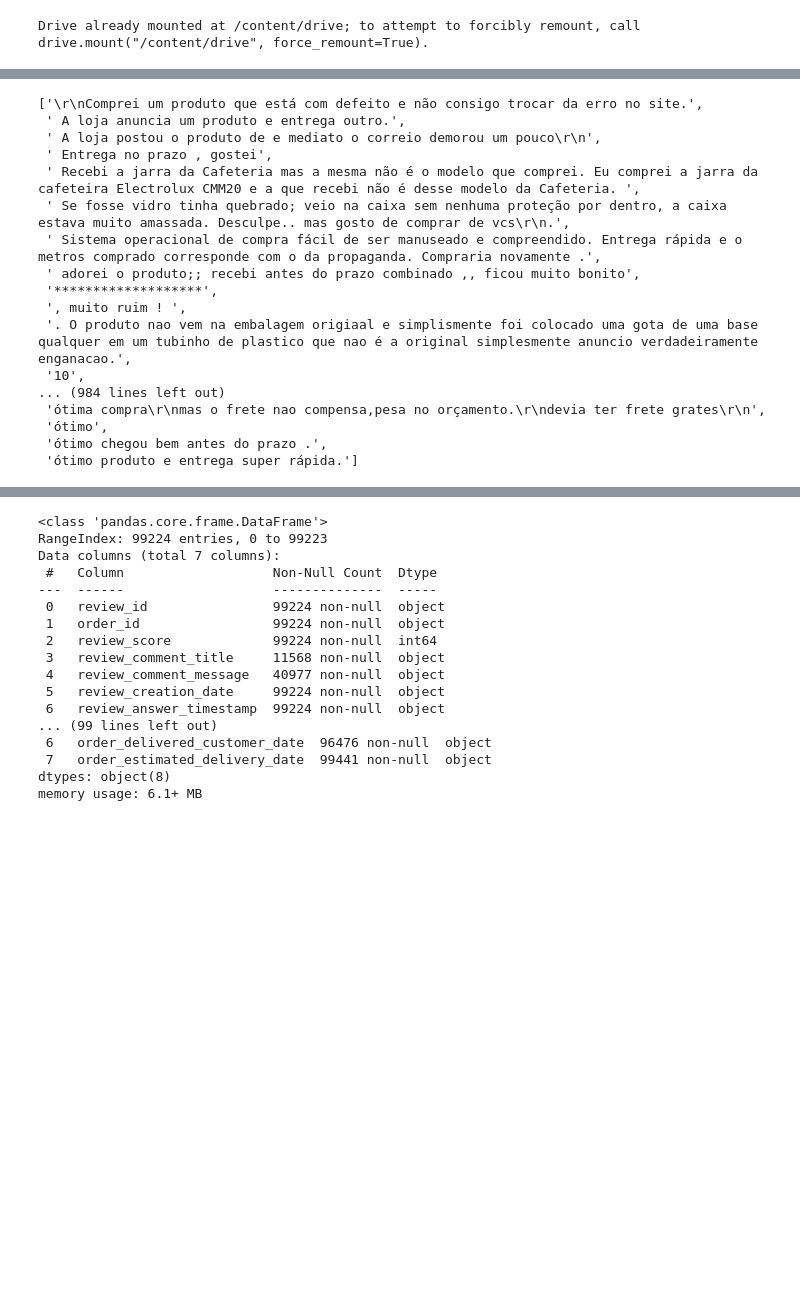
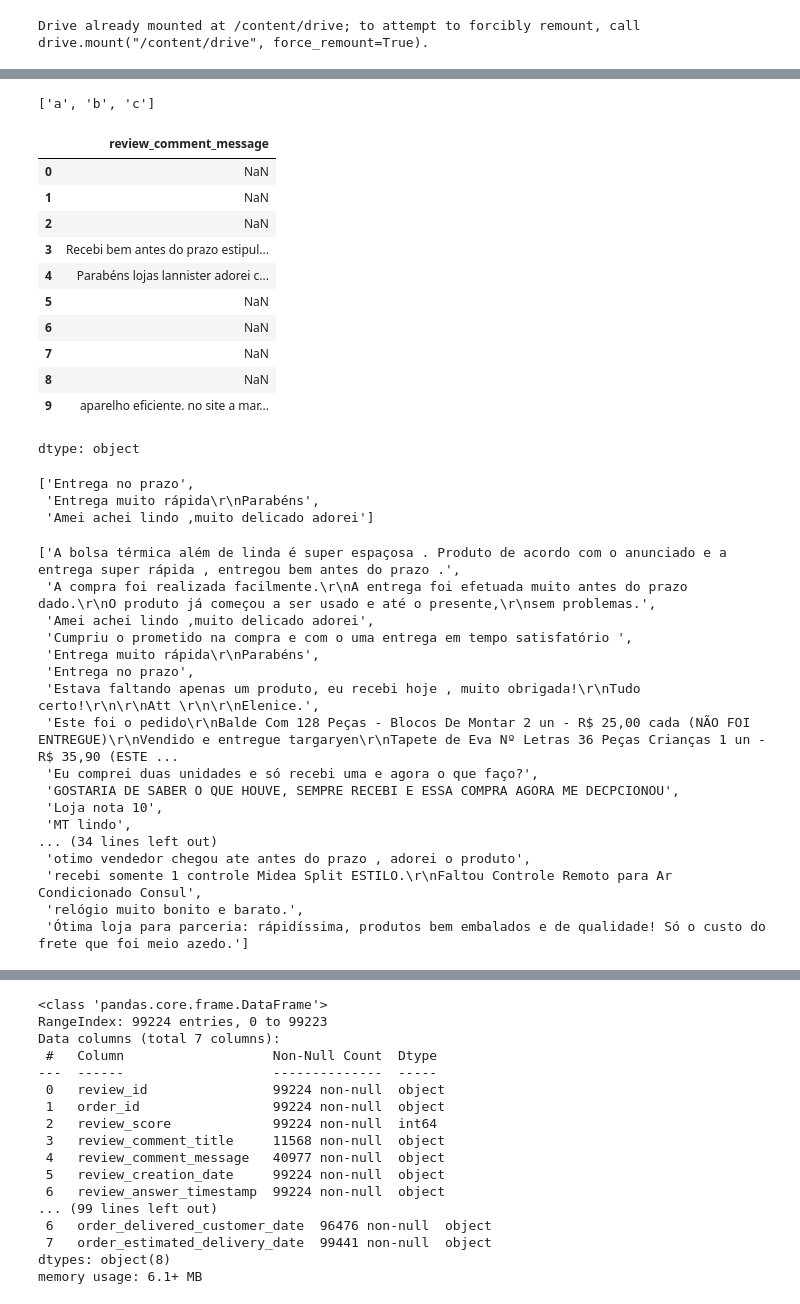
Before and after one commit to deveveryday/Projeto_Integrador_AWS_Poder_das_Palavras_Ciencia_de_Dados, a Jupyter notebook: project_eda_aws_100426.ipynb, the cells around one changed output, grey strips where cells are left out. Drawn from its saved outputs; the diff is of its cells as text; code cells hidden in the pictures; blank space fills up the shorter version.

```diff
--- a/project_eda_aws_100426.ipynb
+++ b/project_eda_aws_100426.ipynb
@@ -75 +96,15 @@ tables = {
+# %%
+the_list = ["b", "a", "c"]
+
+n = len(the_list)
+
+for i in range(n):
+  for j in range(0, n - i - 1):
+    if the_list[j] > the_list[j + 1]:
+      the_list[j], the_list[j + 1] = the_list[j + 1], the_list[j]
+
+
+the_list
+# %% [output]
+['a', 'b', 'c']
 # %%
@@ -99,30 +142,57 @@ def merge(left, right):
     sorted_list.extend(left[i:])
     sorted_list.extend(right[j:])
     return sorted_list
+# %%
+df_review["review_comment_message"].head(10)
+# %% [output]
+|  | review_comment_message |
+| 0 | NaN |
+| 1 | NaN |
+| 2 | NaN |
+| 3 | Recebi bem antes do prazo estipul... |
+| 4 | Parabéns lojas lannister adorei c... |
+| 5 | NaN |
+| 6 | NaN |
+| 7 | NaN |
+| 8 | NaN |
+| 9 | aparelho eficiente. no site a mar... |
+dtype: object
+# %%
+comments = ['Amei achei lindo ,muito delicado adorei',
+ 'Entrega muito rápida\r\nParabéns',
+ 'Entrega no prazo']
+
+test = merge_sort(comments, True)
+
+test
+# %% [output]
+['Entrega no prazo',
+ 'Entrega muito rápida\r\nParabéns',
+ 'Amei achei lindo ,muito delicado adorei']
 # %%
-list_comments = list(df_review.loc[df_review["review_comment_message"].notnull()].head(1000)["review_comment_message"])
+list_comments = list(df_review.loc[df_review["review_comment_message"].notnull()].head(50)["review_comment_message"])
 
 l = merge_sort(list_comments)
 
-display(l)
+l
 # %% [output]
-['\r\nComprei um produto que está com defeito e não consigo trocar da erro no site.',
- ' A loja anuncia um produto e entrega outro.',
- ' A loja postou o produto de e mediato o correio demorou um pouco\r\n',
- ' Entrega no prazo , gostei',
- ' Recebi a jarra da Cafeteria mas a mesma não é o modelo que comprei. Eu comprei a jarra da cafeteira Electrolux CMM20 e a que recebi não é desse modelo da Cafeteria. ',
- ' Se fosse vidro tinha quebrado; veio na caixa sem nenhuma proteção por dentro, a caixa estava muito amassada. Desculpe.. mas gosto de comprar de vcs\r\n.',
- ' Sistema operacional de compra fácil de ser manuseado e compreendido. Entrega rápida e o metros comprado corresponde com o da propaganda. Compraria novamente .',
- ' adorei o produto;; recebi antes do prazo combinado ,, ficou muito bonito',
- '*******************',
- ', muito ruim ! ',
- '. O produto nao vem na embalagem origiaal e simplismente foi colocado uma gota de uma base qualquer em um tubinho de plastico que nao é a original simplesmente anuncio verdadeiramente enganacao.',
- '10',
-... (984 lines left out)
- 'ótima compra\r\nmas o frete nao compensa,pesa no orçamento.\r\ndevia ter frete grates\r\n',
- 'ótimo',
- 'ótimo chegou bem antes do prazo .',
- 'ótimo produto e entrega super rápida.']
+['A bolsa térmica além de linda é super espaçosa . Produto de acordo com o anunciado e a entrega super rápida , entregou bem antes do prazo .',
+ 'A compra foi realizada facilmente.\r\nA entrega foi efetuada muito antes do prazo dado.\r\nO produto já começou a ser usado e até o presente,\r\nsem problemas.',
+ 'Amei achei lindo ,muito delicado adorei',
+ 'Cumpriu o prometido na compra e com o uma entrega em tempo satisfatório ',
+ 'Entrega muito rápida\r\nParabéns',
+ 'Entrega no prazo',
+ 'Estava faltando apenas um produto, eu recebi hoje , muito obrigada!\r\nTudo certo!\r\n\r\nAtt \r\n\r\nElenice.',
+ 'Este foi o pedido\r\nBalde Com 128 Peças - Blocos De Montar 2 un - R$ 25,00 cada (NÃO FOI ENTREGUE)\r\nVendido e entregue targaryen\r\nTapete de Eva Nº Letras 36 Peças Crianças 1 un - R$ 35,90 (ESTE ...
+ 'Eu comprei duas unidades e só recebi uma e agora o que faço?',
+ 'GOSTARIA DE SABER O QUE HOUVE, SEMPRE RECEBI E ESSA COMPRA AGORA ME DECPCIONOU',
+ 'Loja nota 10',
+ 'MT lindo',
+... (34 lines left out)
+ 'otimo vendedor chegou ate antes do prazo , adorei o produto',
+ 'recebi somente 1 controle Midea Split ESTILO.\r\nFaltou Controle Remoto para Ar Condicionado Consul',
+ 'relógio muito bonito e barato.',
+ 'Ótima loja para parceria: rápidíssima, produtos bem embalados e de qualidade! Só o custo do frete que foi meio azedo.']
 # %%
 #review_id
 #order_id
```
Also changed, not shown: parts of 18 cells of this notebook.
